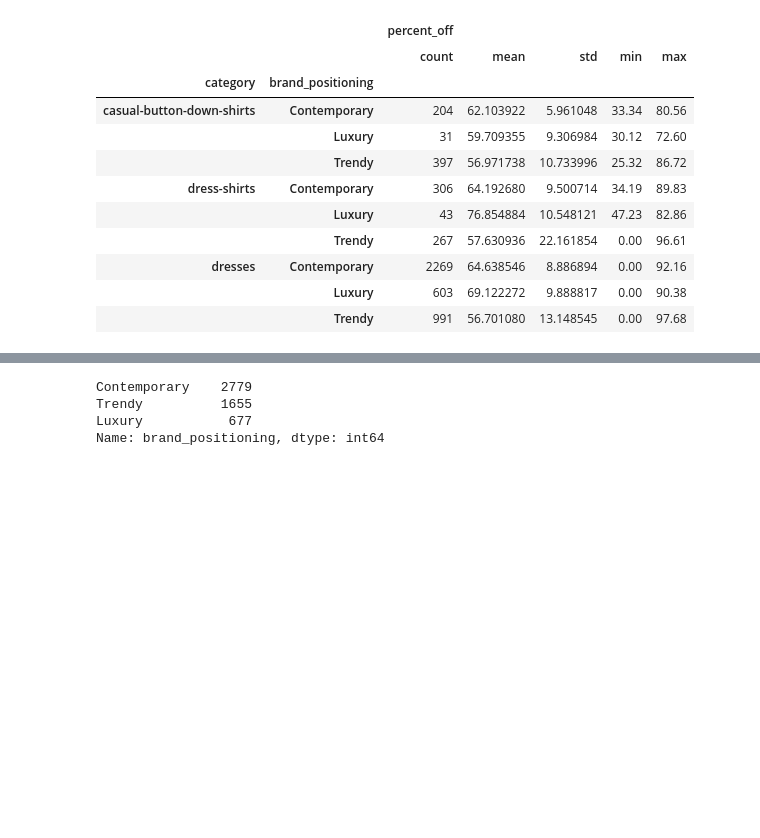
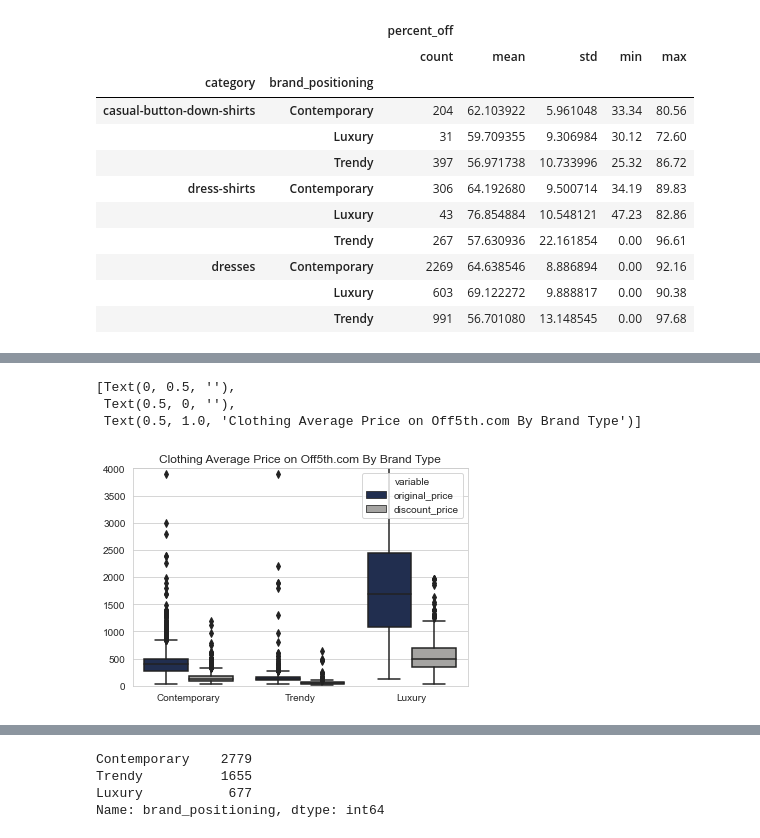
Before and after one commit to chuntao20/webscrap_discount, a Jupyter notebook: analysis_part2.ipynb, the cells around one changed output, grey strips where cells are left out. Saved outputs shown, nothing was run; the diff lists cells and outputs as text; code cells hidden in the pictures; blank space fills up the shorter version.

Commit message:
more plots

```diff
--- a/analysis_part2.ipynb
+++ b/analysis_part2.ipynb
@@ -447,3 +447,20 @@ fig.update_yaxes(showgrid=True, gridwidth=0.5, gridcolor='rgb(230, 230, 230)')
 fig.show()
 # %% [output]
 [interactive output not drawn]
+# %%
+off5th_melt = pd.melt(off5th_full,id_vars=['brand_name','product_name','category','brand_positioning','private_label'],value_vars=['original_price','discount_price','percent_off'])
+# %%
+import seaborn as sns
+
+sns.set_style("whitegrid")
+
+ax = sns.boxplot(x="brand_positioning", y="value", hue="variable",
+                 data=off5th_melt.loc[off5th_melt['variable']!='percent_off'],
+                 palette=['#192b57','#a6a4a1'])
+ax.set(ylim=(0, 4000))
+ax.set(ylabel='',xlabel='',title = 'Clothing Average Price on Off5th.com By Brand Type')
+# %% [output]
+[Text(0, 0.5, ''),
+ Text(0.5, 0, ''),
+ Text(0.5, 1.0, 'Clothing Average Price on Off5th.com By Brand Type')]
+[figure, added]
```
Also changed, not shown: parts of 2 cells of this notebook, 2 other files.
